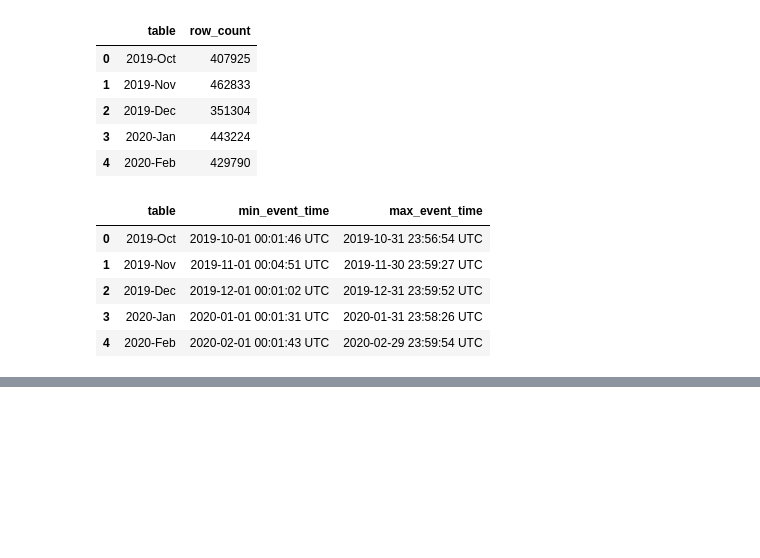
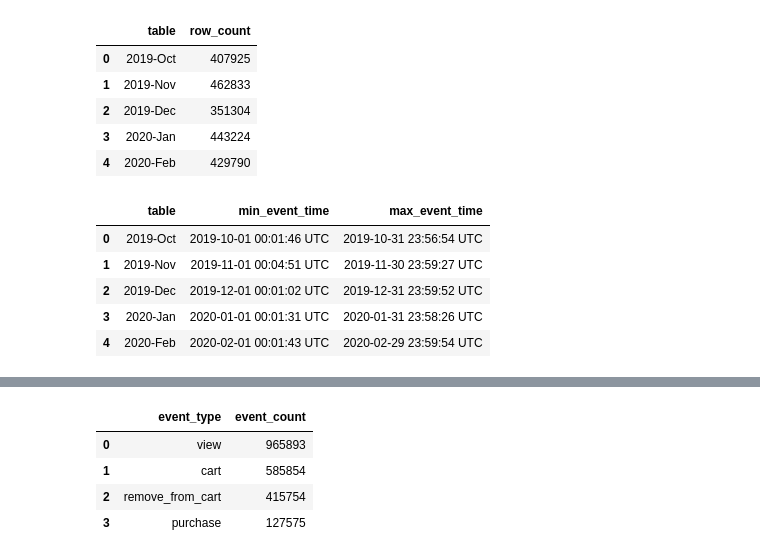
Before and after one commit to Nicosuarezso/ecommerce-cosmetics-analytics, a Jupyter notebook: notebooks/01_data_understanding.ipynb, the cells around one changed output, grey strips where cells are left out. Saved outputs shown, nothing was run; the diff lists cells and outputs as text; code cells hidden in the pictures; blank space fills up the shorter version.

```diff
--- a/notebooks/01_data_understanding.ipynb
+++ b/notebooks/01_data_understanding.ipynb
@@ -212,0 +248,21 @@ date_ranges
+# %%
+event_query = f"""
+SELECT
+    event_type,
+    COUNT(*) AS event_count
+FROM (
+    {union_query}
+)
+GROUP BY event_type
+ORDER BY event_count DESC;
+"""
+
+event_types = pd.read_sql_query(event_query, conn)
+
+event_types
+# %% [output]
+|  | event_type | event_count |
+| 0 | view | 965893 |
+| 1 | cart | 585854 |
+| 2 | remove_from_cart | 415754 |
+| 3 | purchase | 127575 |
```
Also changed, not shown: parts of 7 cells of this notebook, 1 other file.
